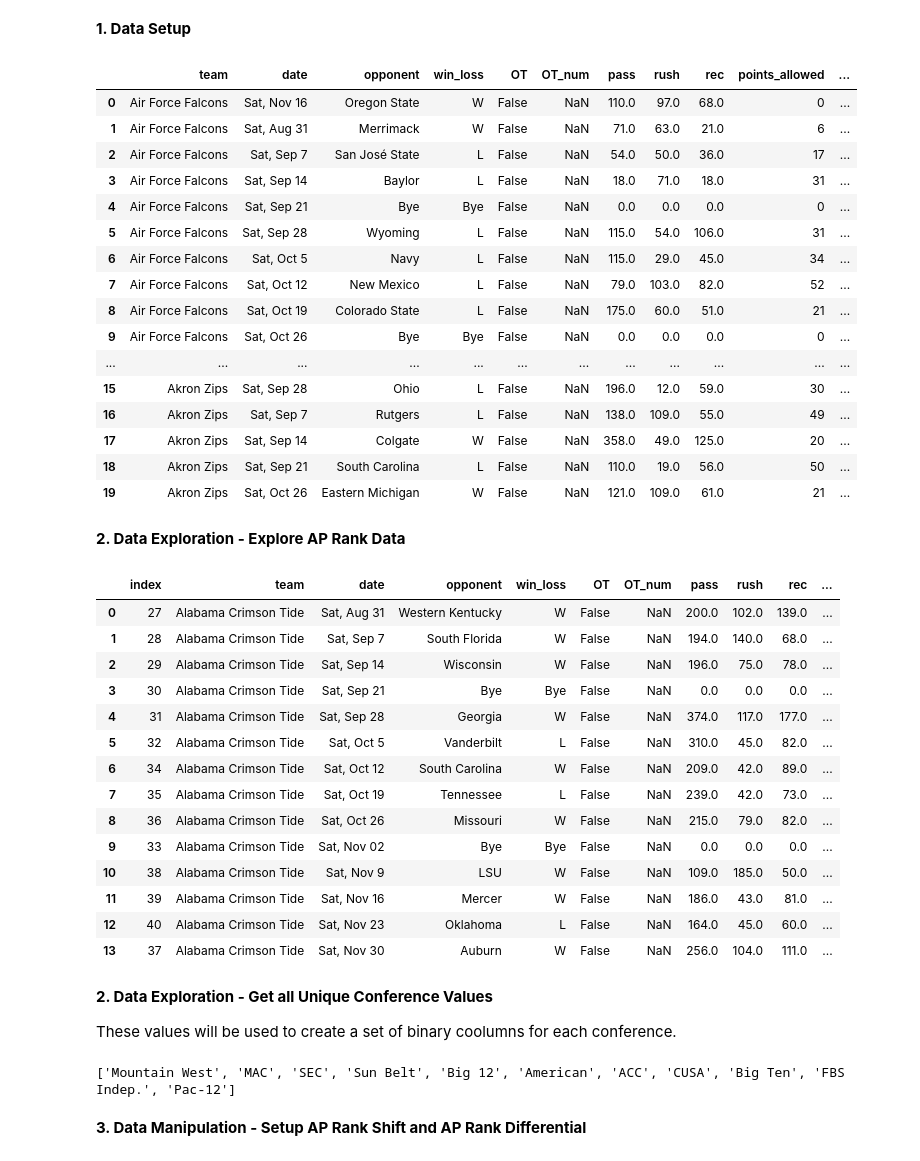
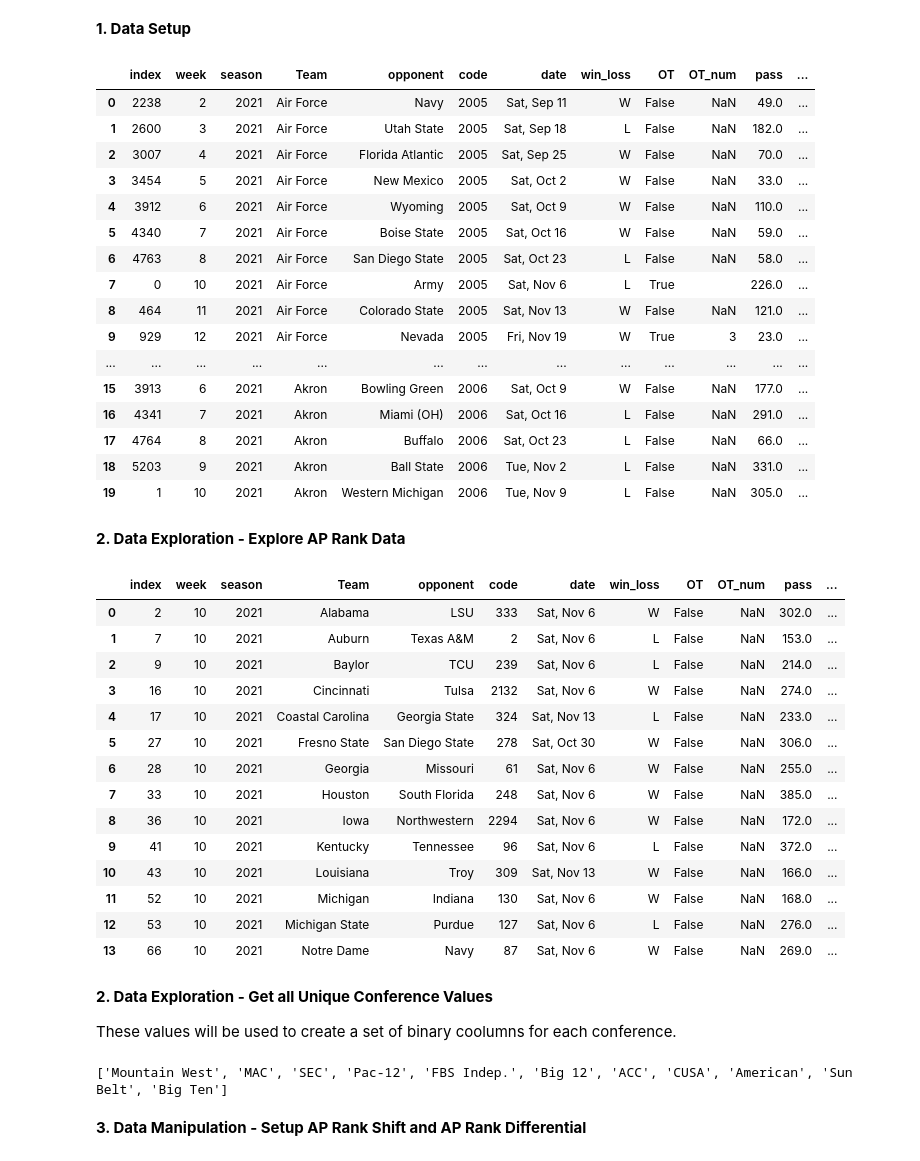
Before and after one commit to sjhawkins24/Group-8-Project, a Jupyter notebook: 01 - Exploration Space/Christian-Exploration-2.ipynb, the cells around one changed output. Drawn from its saved outputs; the diff is of its cells as text; code cells hidden in the pictures.

```diff
--- a/01 - Exploration Space/Christian-Exploration-2.ipynb
+++ b/01 - Exploration Space/Christian-Exploration-2.ipynb
@@ -31,62 +31,61 @@ This notebook outlines the actions taken to transform the data so that it is rea
 # %%
 import pandas as pd
 import seaborn as sn
 
 # Set Standard dataframe settings
 pd.set_option('display.max_columns', None)
-df_clean = pd.read_csv(r'C:\Users\chris\OneDrive - Indiana University\Graduate School\MIS\INFO-H 501\Projects\Group-8-Project\03 - Cleaned Data Space\Cleaned_Dataset.csv')
+df_clean = pd.read_csv(r'C:\Users\martchfr\OneDrive - Indiana University\Graduate School\MIS\INFO-H 501\Projects\Group-8-Project\03 - Cleaned Data Space\mergedTrainingData.csv')
 
-
-#df_clean.drop(columns =['Unnamed: 0','Team_id'], inplace=True)
-df_clean.head(20)
+df_clean.drop(columns =['Unnamed: 0'], inplace=True)
+df_clean.sort_values(by=['season','Team','week']).reset_index().head(20)
 # %% [output]
-|  | team | date | opponent | win_loss | OT | OT_num | pass | rush | rec | points_allowed | ... |
-| 0 | Air Force Falcons | Sat, Nov 16 | Oregon State | W | False | NaN | 110.0 | 97.0 | 68.0 | 0 | ... |
-| 1 | Air Force Falcons | Sat, Aug 31 | Merrimack | W | False | NaN | 71.0 | 63.0 | 21.0 | 6 | ... |
-| 2 | Air Force Falcons | Sat, Sep 7 | San José State | L | False | NaN | 54.0 | 50.0 | 36.0 | 17 | ... |
-| 3 | Air Force Falcons | Sat, Sep 14 | Baylor | L | False | NaN | 18.0 | 71.0 | 18.0 | 31 | ... |
-| 4 | Air Force Falcons | Sat, Sep 21 | Bye | Bye | False | NaN | 0.0 | 0.0 | 0.0 | 0 | ... |
-| 5 | Air Force Falcons | Sat, Sep 28 | Wyoming | L | False | NaN | 115.0 | 54.0 | 106.0 | 31 | ... |
-| 6 | Air Force Falcons | Sat, Oct 5 | Navy | L | False | NaN | 115.0 | 29.0 | 45.0 | 34 | ... |
-| 7 | Air Force Falcons | Sat, Oct 12 | New Mexico | L | False | NaN | 79.0 | 103.0 | 82.0 | 52 | ... |
-| 8 | Air Force Falcons | Sat, Oct 19 | Colorado State | L | False | NaN | 175.0 | 60.0 | 51.0 | 21 | ... |
-| 9 | Air Force Falcons | Sat, Oct 26 | Bye | Bye | False | NaN | 0.0 | 0.0 | 0.0 | 0 | ... |
-| ... | ... | ... | ... | ... | ... | ... | ... | ... | ... | ... | ... |
-| 15 | Akron Zips | Sat, Sep 28 | Ohio | L | False | NaN | 196.0 | 12.0 | 59.0 | 30 | ... |
-| 16 | Akron Zips | Sat, Sep 7 | Rutgers | L | False | NaN | 138.0 | 109.0 | 55.0 | 49 | ... |
-| 17 | Akron Zips | Sat, Sep 14 | Colgate | W | False | NaN | 358.0 | 49.0 | 125.0 | 20 | ... |
-| 18 | Akron Zips | Sat, Sep 21 | South Carolina | L | False | NaN | 110.0 | 19.0 | 56.0 | 50 | ... |
-| 19 | Akron Zips | Sat, Oct 26 | Eastern Michigan | W | False | NaN | 121.0 | 109.0 | 61.0 | 21 | ... |
+|  | index | week | season | Team | opponent | code | date | win_loss | OT | OT_num | pass | ... |
+| 0 | 2238 | 2 | 2021 | Air Force | Navy | 2005 | Sat, Sep 11 | W | False | NaN | 49.0 | ... |
+| 1 | 2600 | 3 | 2021 | Air Force | Utah State | 2005 | Sat, Sep 18 | L | False | NaN | 182.0 | ... |
+| 2 | 3007 | 4 | 2021 | Air Force | Florida Atlantic | 2005 | Sat, Sep 25 | W | False | NaN | 70.0 | ... |
+| 3 | 3454 | 5 | 2021 | Air Force | New Mexico | 2005 | Sat, Oct 2 | W | False | NaN | 33.0 | ... |
+| 4 | 3912 | 6 | 2021 | Air Force | Wyoming | 2005 | Sat, Oct 9 | W | False | NaN | 110.0 | ... |
+| 5 | 4340 | 7 | 2021 | Air Force | Boise State | 2005 | Sat, Oct 16 | W | False | NaN | 59.0 | ... |
+| 6 | 4763 | 8 | 2021 | Air Force | San Diego State | 2005 | Sat, Oct 23 | L | False | NaN | 58.0 | ... |
+| 7 | 0 | 10 | 2021 | Air Force | Army | 2005 | Sat, Nov 6 | L | True |  | 226.0 | ... |
+| 8 | 464 | 11 | 2021 | Air Force | Colorado State | 2005 | Sat, Nov 13 | W | False | NaN | 121.0 | ... |
+| 9 | 929 | 12 | 2021 | Air Force | Nevada | 2005 | Fri, Nov 19 | W | True | 3 | 23.0 | ... |
+| ... | ... | ... | ... | ... | ... | ... | ... | ... | ... | ... | ... | ... |
+| 15 | 3913 | 6 | 2021 | Akron | Bowling Green | 2006 | Sat, Oct 9 | W | False | NaN | 177.0 | ... |
+| 16 | 4341 | 7 | 2021 | Akron | Miami (OH) | 2006 | Sat, Oct 16 | L | False | NaN | 291.0 | ... |
+| 17 | 4764 | 8 | 2021 | Akron | Buffalo | 2006 | Sat, Oct 23 | L | False | NaN | 66.0 | ... |
+| 18 | 5203 | 9 | 2021 | Akron | Ball State | 2006 | Tue, Nov 2 | L | False | NaN | 331.0 | ... |
+| 19 | 1 | 10 | 2021 | Akron | Western Michigan | 2006 | Tue, Nov 9 | L | False | NaN | 305.0 | ... |
 # %% [markdown]
 **2. Data Exploration - Explore AP Rank Data**
 # %%
 # Select all rows where AP_rank is not null and then display the first 14 rows sorted by team and week
 mask = df_clean['AP_rank'].notna()
 df_ap_rank = df_clean[mask]
-df_ap_rank.iloc[0:14].sort_values(by=['team','week']).reset_index()
+df_ap_rank.iloc[0:14].sort_values(by=['Team','week']).reset_index()
 # %% [output]
-|  | index | team | date | opponent | win_loss | OT | OT_num | pass | rush | rec | ... |
-| 0 | 27 | Alabama Crimson Tide | Sat, Aug 31 | Western Kentucky | W | False | NaN | 200.0 | 102.0 | 139.0 | ... |
-| 1 | 28 | Alabama Crimson Tide | Sat, Sep 7 | South Florida | W | False | NaN | 194.0 | 140.0 | 68.0 | ... |
-| 2 | 29 | Alabama Crimson Tide | Sat, Sep 14 | Wisconsin | W | False | NaN | 196.0 | 75.0 | 78.0 | ... |
-| 3 | 30 | Alabama Crimson Tide | Sat, Sep 21 | Bye | Bye | False | NaN | 0.0 | 0.0 | 0.0 | ... |
-| 4 | 31 | Alabama Crimson Tide | Sat, Sep 28 | Georgia | W | False | NaN | 374.0 | 117.0 | 177.0 | ... |
-| 5 | 32 | Alabama Crimson Tide | Sat, Oct 5 | Vanderbilt | L | False | NaN | 310.0 | 45.0 | 82.0 | ... |
-| 6 | 34 | Alabama Crimson Tide | Sat, Oct 12 | South Carolina | W | False | NaN | 209.0 | 42.0 | 89.0 | ... |
-| 7 | 35 | Alabama Crimson Tide | Sat, Oct 19 | Tennessee | L | False | NaN | 239.0 | 42.0 | 73.0 | ... |
-| 8 | 36 | Alabama Crimson Tide | Sat, Oct 26 | Missouri | W | False | NaN | 215.0 | 79.0 | 82.0 | ... |
-| 9 | 33 | Alabama Crimson Tide | Sat, Nov 02 | Bye | Bye | False | NaN | 0.0 | 0.0 | 0.0 | ... |
-| 10 | 38 | Alabama Crimson Tide | Sat, Nov 9 | LSU | W | False | NaN | 109.0 | 185.0 | 50.0 | ... |
-| 11 | 39 | Alabama Crimson Tide | Sat, Nov 16 | Mercer | W | False | NaN | 186.0 | 43.0 | 81.0 | ... |
-| 12 | 40 | Alabama Crimson Tide | Sat, Nov 23 | Oklahoma | L | False | NaN | 164.0 | 45.0 | 60.0 | ... |
-| 13 | 37 | Alabama Crimson Tide | Sat, Nov 30 | Auburn | W | False | NaN | 256.0 | 104.0 | 111.0 | ... |
+|  | index | week | season | Team | opponent | code | date | win_loss | OT | OT_num | pass | ... |
+| 0 | 2 | 10 | 2021 | Alabama | LSU | 333 | Sat, Nov 6 | W | False | NaN | 302.0 | ... |
+| 1 | 7 | 10 | 2021 | Auburn | Texas A&M | 2 | Sat, Nov 6 | L | False | NaN | 153.0 | ... |
+| 2 | 9 | 10 | 2021 | Baylor | TCU | 239 | Sat, Nov 6 | L | False | NaN | 214.0 | ... |
+| 3 | 16 | 10 | 2021 | Cincinnati | Tulsa | 2132 | Sat, Nov 6 | W | False | NaN | 274.0 | ... |
+| 4 | 17 | 10 | 2021 | Coastal Carolina | Georgia State | 324 | Sat, Nov 13 | L | False | NaN | 233.0 | ... |
+| 5 | 27 | 10 | 2021 | Fresno State | San Diego State | 278 | Sat, Oct 30 | W | False | NaN | 306.0 | ... |
+| 6 | 28 | 10 | 2021 | Georgia | Missouri | 61 | Sat, Nov 6 | W | False | NaN | 255.0 | ... |
+| 7 | 33 | 10 | 2021 | Houston | South Florida | 248 | Sat, Nov 6 | W | False | NaN | 385.0 | ... |
+| 8 | 36 | 10 | 2021 | Iowa | Northwestern | 2294 | Sat, Nov 6 | W | False | NaN | 172.0 | ... |
+| 9 | 41 | 10 | 2021 | Kentucky | Tennessee | 96 | Sat, Nov 6 | L | False | NaN | 372.0 | ... |
+| 10 | 43 | 10 | 2021 | Louisiana | Troy | 309 | Sat, Nov 13 | W | False | NaN | 166.0 | ... |
+| 11 | 52 | 10 | 2021 | Michigan | Indiana | 130 | Sat, Nov 6 | W | False | NaN | 168.0 | ... |
+| 12 | 53 | 10 | 2021 | Michigan State | Purdue | 127 | Sat, Nov 6 | L | False | NaN | 276.0 | ... |
+| 13 | 66 | 10 | 2021 | Notre Dame | Navy | 87 | Sat, Nov 6 | W | False | NaN | 269.0 | ... |
 # %% [markdown]
 **2. Data Exploration - Get all Unique Conference Values**
 
 These values will be used to create a set of binary coolumns for each conference.
 # %%
 # Groups by conference and counts unique teams in each conference.
-df_clean.groupby('CONF')['team'].nunique().reset_index(name='unique_teams')
+df_clean.groupby('CONF')['Team'].nunique().reset_index(name='unique_teams')
 
 # Create the conference list for binary column creation
 conference_list = []
@@ -97,7 +96,7 @@ for conf in df_clean['CONF']:
 
 print(conference_list)
 # %% [output]
-['Mountain West', 'MAC', 'SEC', 'Sun Belt', 'Big 12', 'American', 'ACC', 'CUSA', 'Big Ten', 'FBS Indep.', 'Pac-12']
+['Mountain West', 'MAC', 'SEC', 'Pac-12', 'FBS Indep.', 'Big 12', 'ACC', 'CUSA', 'American', 'Sun Belt', 'Big Ten']
 # %% [markdown]
 **3. Data Manipulation - Setup AP Rank Shift and AP Rank Differential**
 # %%
```
Also changed, not shown: parts of 2 cells of this notebook, 1 other file.
